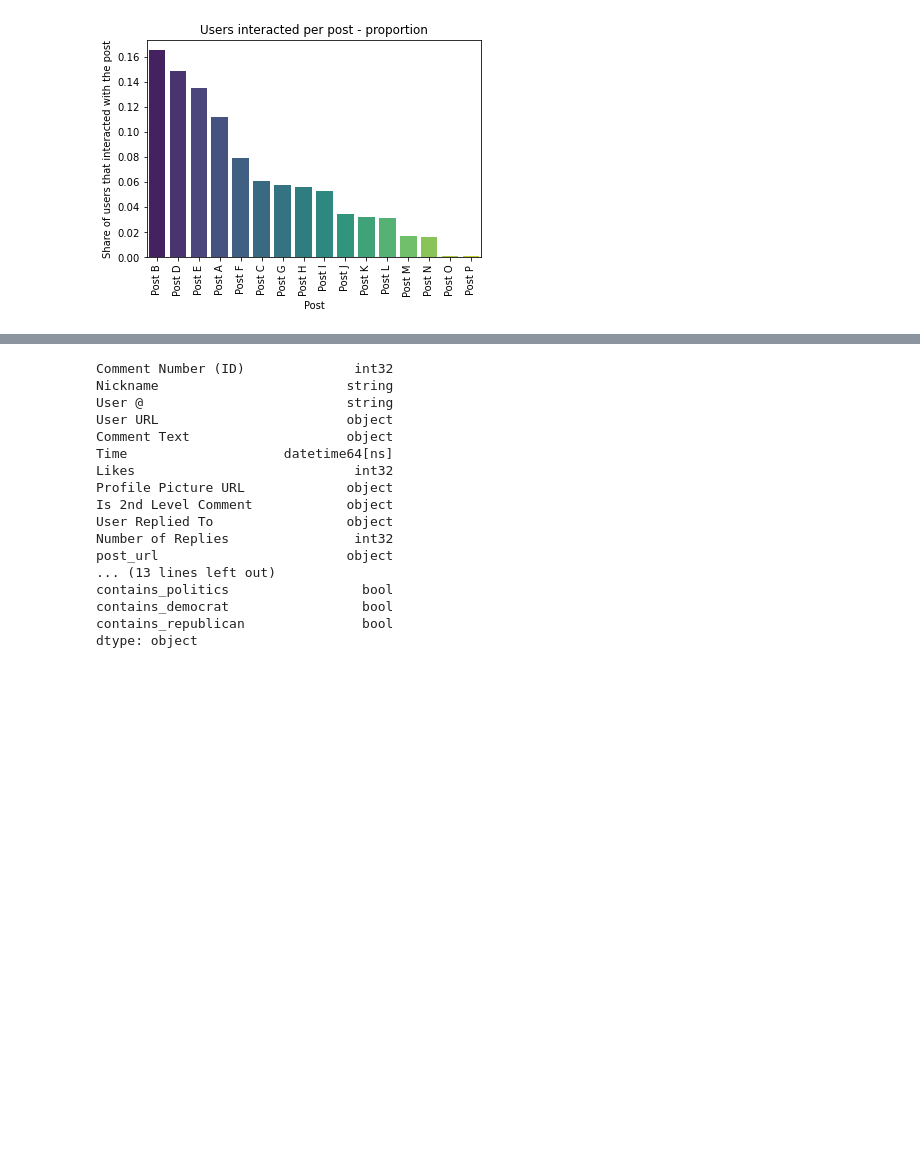
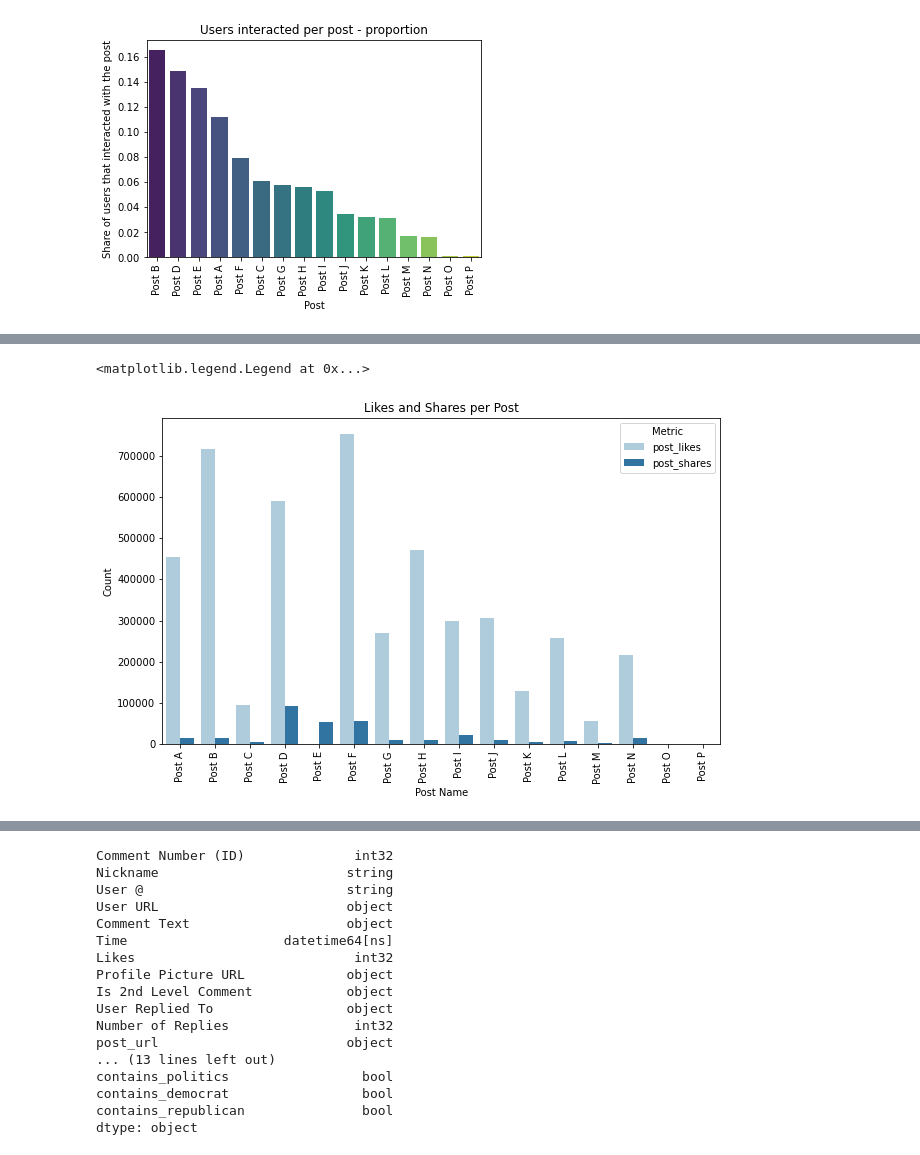
Before and after one commit to pouvoirdasha/sociology_scrapping, a Jupyter notebook: notebooks_stats_finetuning/decriptive_stats_dasha.ipynb, the cells around one changed output, grey strips where cells are left out. Saved outputs shown, nothing was run; the diff lists cells and outputs as text; code cells hidden in the pictures; blank space fills up the shorter version.

```diff
--- a/notebooks_stats_finetuning/decriptive_stats_dasha.ipynb
+++ b/notebooks_stats_finetuning/decriptive_stats_dasha.ipynb
@@ -212,0 +283,23 @@ Text(0, 0.5, 'Share of users that interacted with the post')
+# %%
+# Total likes & shares OF the post
+
+
+#create a daaframe with post_name and post_likes and post_shares (1 row per post)
+posts_summary = tiktok[['post_name', 'post_likes', 'post_shares']].drop_duplicates()
+posts_summary.sort_values('post_name', inplace = True)
+posts_summary
+#passing to long format
+posts_long = posts_summary.melt(id_vars='post_name', var_name='Metric', value_name='Total')
+plt.figure(figsize=(10, 6))
+sns.barplot(data=posts_long, x='post_name', y='Total', hue='Metric', palette='Paired')
+plt.title('Likes and Shares per Post')
+plt.xlabel('Post Name')
+plt.ylabel('Count')
+plt.xticks(rotation=90)
+plt.legend(title='Metric')
+
+
+# Plotting both
+# %% [output]
+<matplotlib.legend.Legend at 0x...>
+[figure, added]
```
Also changed, not shown: parts of 26 cells of this notebook, 1 other file.
